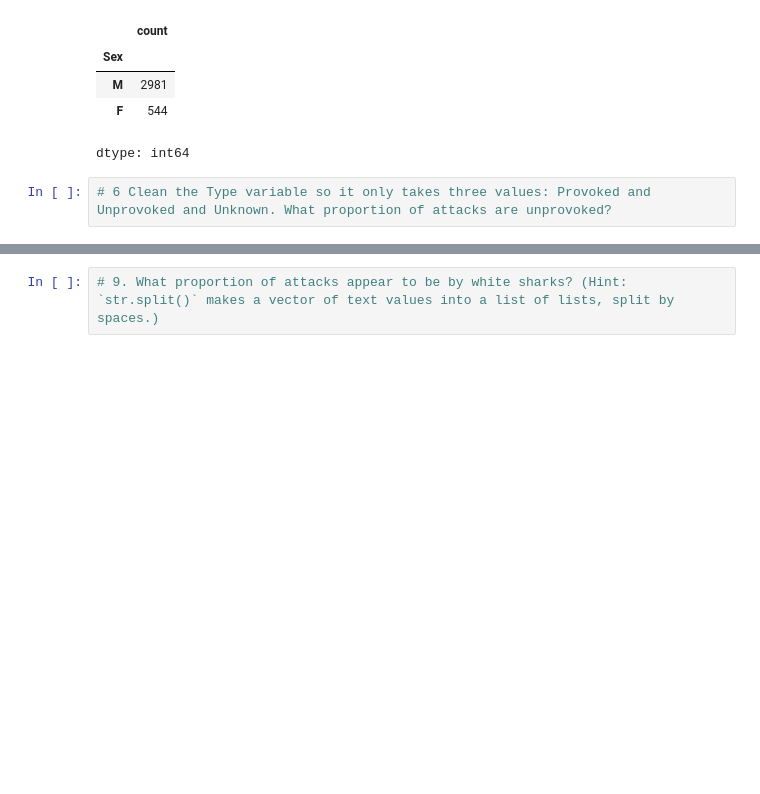
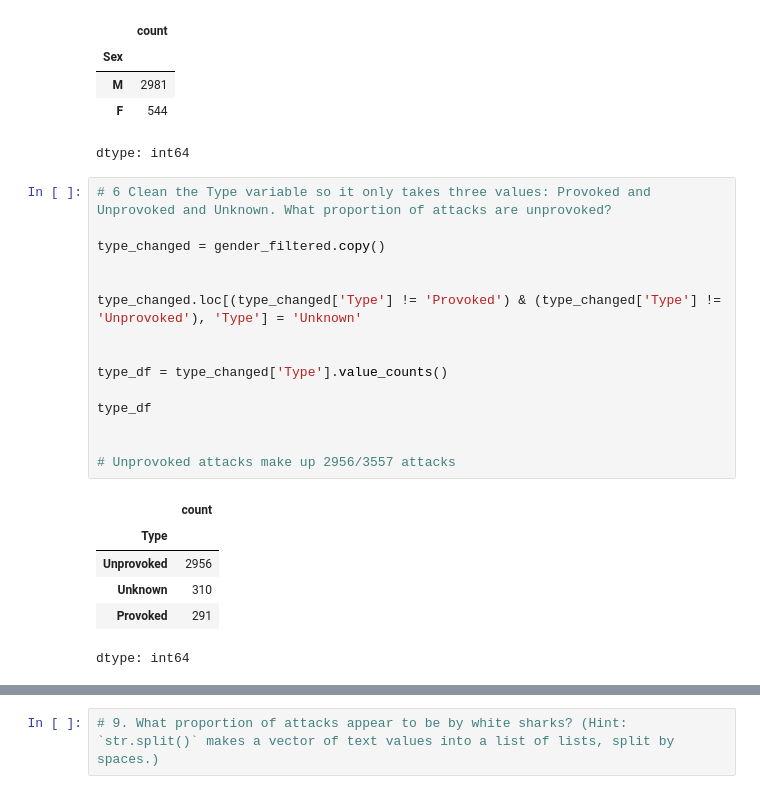
Before and after one commit to KaranRawatUVA/wrangling, a Jupyter notebook: assignment/assignment.ipynb, the cells around one changed output, grey strips where cells are left out. Saved outputs shown, nothing was run; the diff lists cells and outputs as text; blank space fills up the shorter version.

```diff
--- a/assignment/assignment.ipynb
+++ b/assignment/assignment.ipynb
@@ -142,5 +142,25 @@ gender_proportion
 dtype: int64
 # %%
 # 6 Clean the Type variable so it only takes three values: Provoked and Unprovoked and Unknown. What proportion of attacks are unprovoked?
+
+type_changed = gender_filtered.copy()
+
+
+type_changed.loc[(type_changed['Type'] != 'Provoked') & (type_changed['Type'] != 'Unprovoked'), 'Type'] = 'Unknown'
+
+
+type_df = type_changed['Type'].value_counts()
+
+type_df
+
+
+# Unprovoked attacks make up 2956/3557 attacks
+# %% [output]
+|  | count |
+| Type |  |
+| Unprovoked | 2956 |
+| Unknown | 310 |
+| Provoked | 291 |
+dtype: int64
 # %%
 # 7. Clean the `Fatal Y/N` variable so it only takes three values: Y, N, and Unknown.
```
Also changed, not shown: parts of 4 cells of this notebook.
